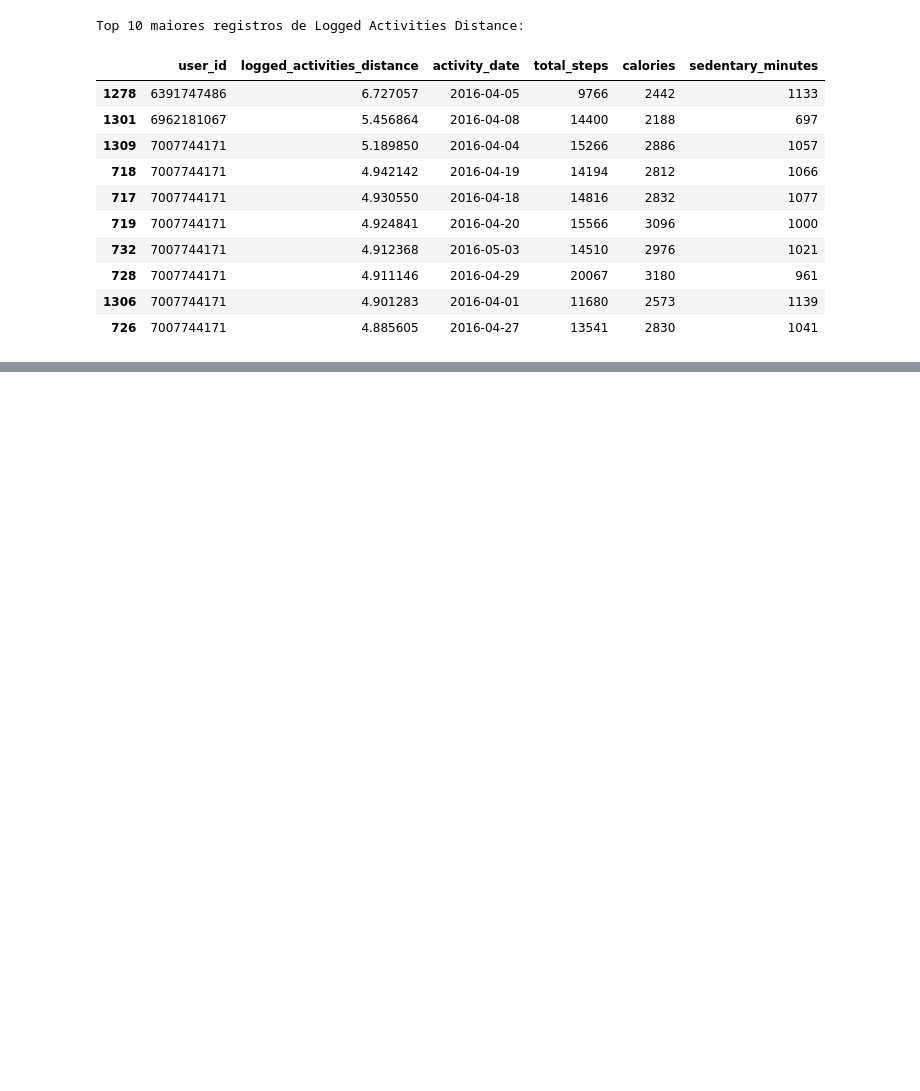
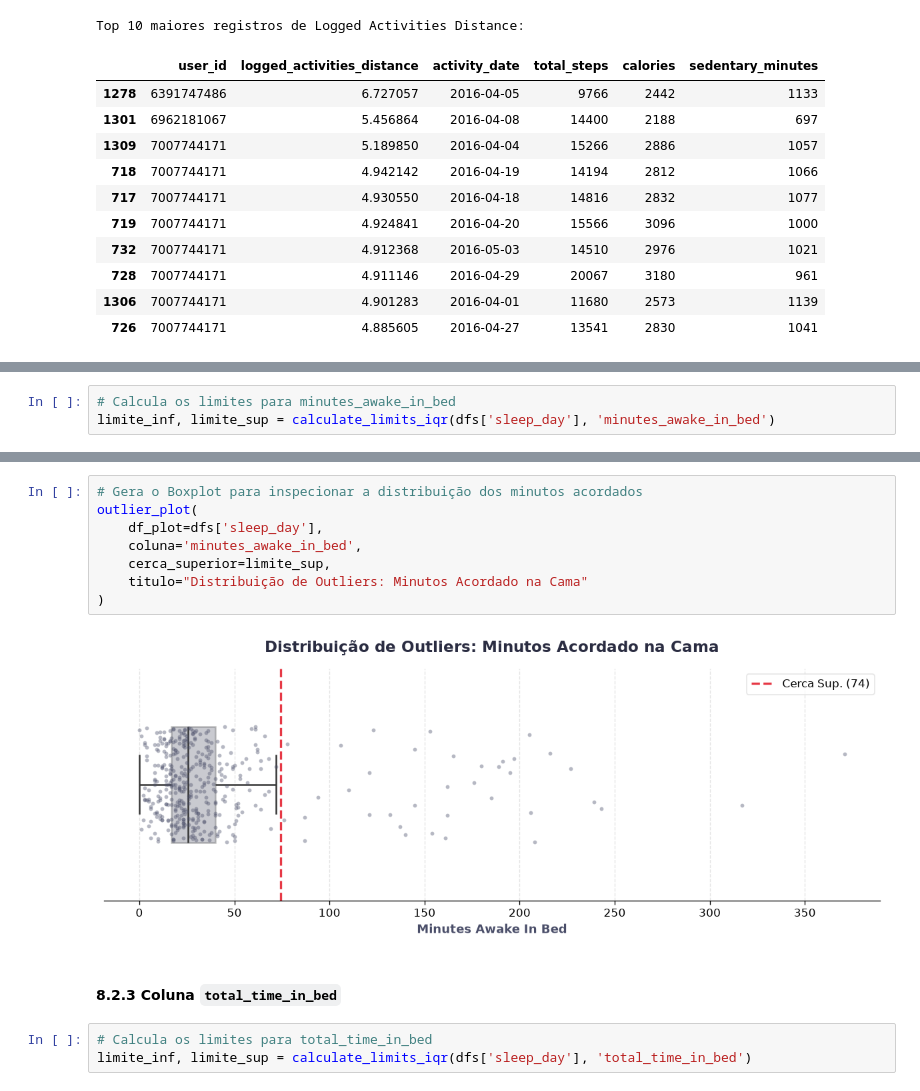
Before and after one commit to AleCecilio/bellabeat_data_analysis, a Jupyter notebook: notebooks/02_data_cleaning.ipynb, the cells around one changed output, grey strips where cells are left out. Saved outputs shown, nothing was run; the diff lists cells and outputs as text; blank space fills up the shorter version.

```diff
--- a/notebooks/02_data_cleaning.ipynb
+++ b/notebooks/02_data_cleaning.ipynb
@@ -1072,0 +1180,3 @@ Top 10 maiores registros de Logged Activities Distance:
+# %%
+# Calcula os limites para minutes_awake_in_bed
+limite_inf, limite_sup = calculate_limits_iqr(dfs['sleep_day'], 'minutes_awake_in_bed')
@@ -1072,0 +1225,15 @@ Top 10 maiores registros de Logged Activities Distance:
+# %%
+# Gera o Boxplot para inspecionar a distribuição dos minutos acordados
+outlier_plot(
+    df_plot=dfs['sleep_day'],
+    coluna='minutes_awake_in_bed',
+    cerca_superior=limite_sup,
+    titulo="Distribuição de Outliers: Minutos Acordado na Cama"
+)
+# %% [output]
+[figure, added]
+# %% [markdown]
+#### 8.2.3 Coluna `total_time_in_bed`
+# %%
+# Calcula os limites para total_time_in_bed
+limite_inf, limite_sup = calculate_limits_iqr(dfs['sleep_day'], 'total_time_in_bed')
```
Also changed, not shown: parts of 31 cells of this notebook, 1 other file.
